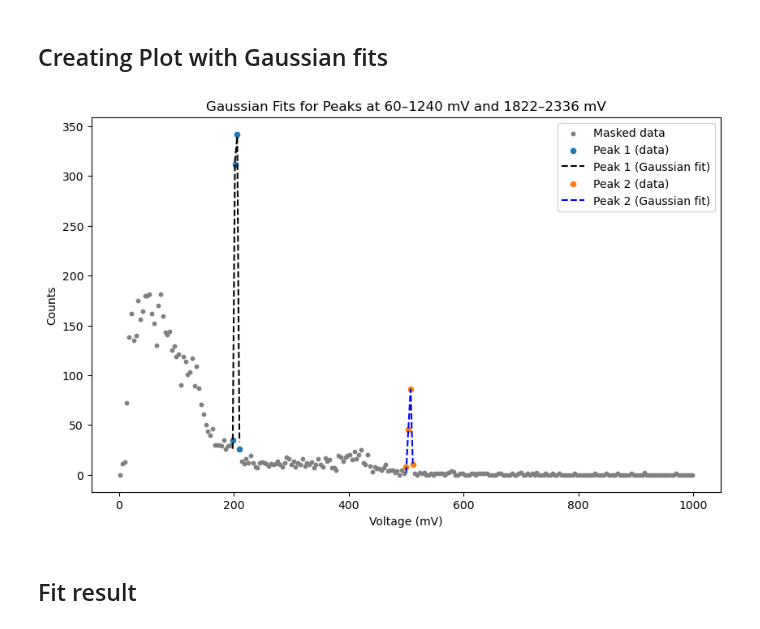
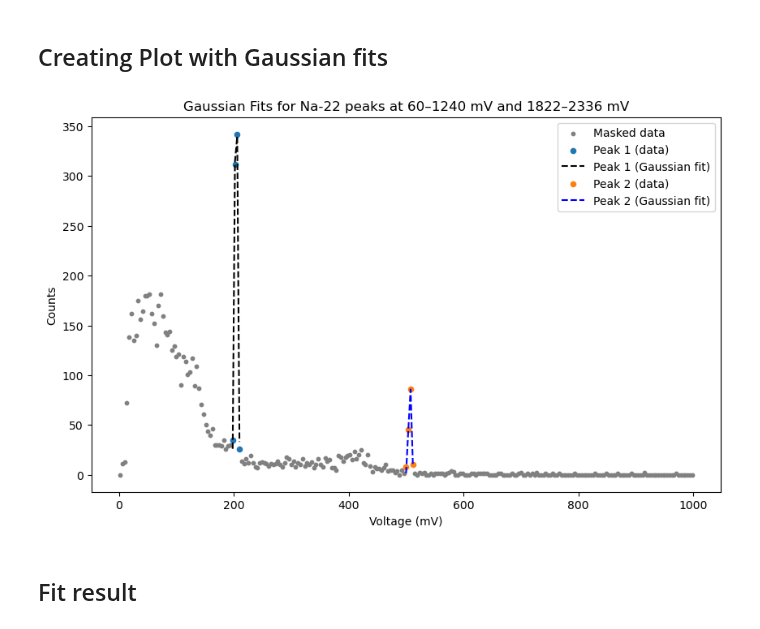
Before and after one commit to SannevWestrenen/NSP2-Particle-Physics---Charley-Sanne, a Jupyter notebook: calibration/Particle Physics - Charley & Sanne.ipynb, the cells around one changed output. Drawn from its saved outputs; the diff is of its cells as text; code cells hidden in the pictures.

```diff
--- a/calibration/Particle Physics - Charley & Sanne.ipynb
+++ b/calibration/Particle Physics - Charley & Sanne.ipynb
@@ -78,23 +78,23 @@ result_na2 = gauss_na2.fit(y_selection_na2, pars_na2, x=x_selection_na2)
 # %%
 plt.figure(figsize=(10, 6))
 
 # Masked data (outside both peaks)
 plt.scatter(x_masked, y_masked, color="grey", label="Masked data", s=10)
 
 # Unmasked and fitted data for each peak
 plt.scatter(x_selection_na1, y_selection_na1, label="Peak 1 (data)", s=20)
 plt.plot(x_selection_na1, result_na1.best_fit, "k--", label="Peak 1 (Gaussian fit)")
 
 plt.scatter(x_selection_na2, y_selection_na2, label="Peak 2 (data)", s=20)
 plt.plot(x_selection_na2, result_na2.best_fit, "b--", label="Peak 2 (Gaussian fit)")
 
 plt.xlabel("Voltage (mV)")
 plt.ylabel("Counts")
-plt.title("Gaussian Fits for Peaks at 60–1240 mV and 1822–2336 mV")
+plt.title("Gaussian Fits for Na-22 peaks at 60–1240 mV and 1822–2336 mV")
 plt.legend()
 plt.show()
 # %% [output]
-[figure, old version]
+[figure, new version]
 # %% [markdown]
 ## Fit result
 # %%
```
Also changed, not shown: parts of 2 cells of this notebook, 3 other files.
